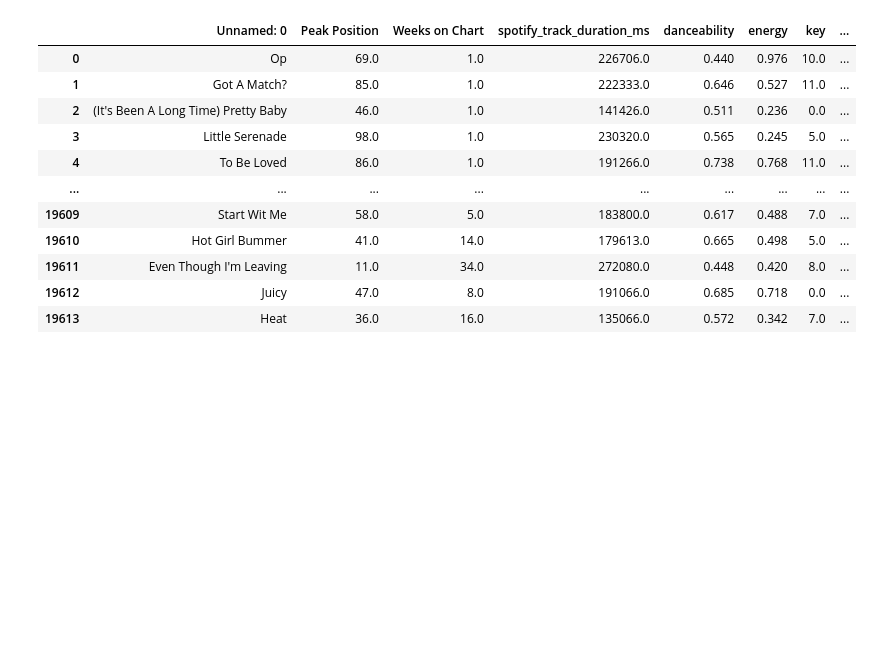
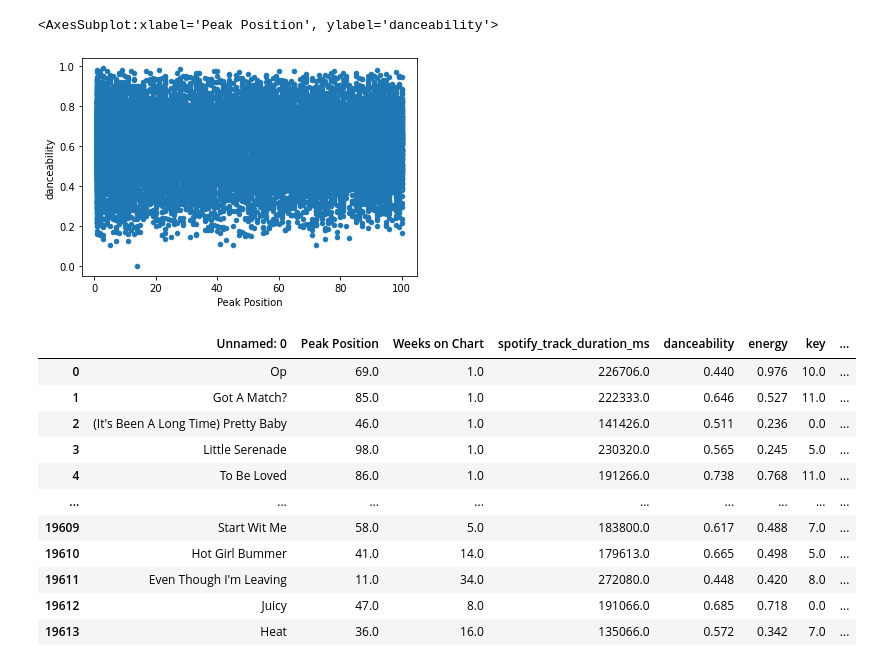
Before and after one commit to ehayes2000/csci303-final-project, a Jupyter notebook: deep-solutions.ipynb, the cells around one changed output. Drawn from its saved outputs; the diff is of its cells as text; code cells hidden in the pictures; blank space fills up the shorter version.

```diff
--- a/deep-solutions.ipynb
+++ b/deep-solutions.ipynb
@@ -2,6 +2,11 @@
 import pandas as pd
 # %%
 features = pd.read_csv('features.csv')
+# %%
+features.plot.scatter('Peak Position', 'danceability')
+# %% [output]
+<AxesSubplot:xlabel='Peak Position', ylabel='danceability'>
+[figure, added]
 # %%
 features
 # %% [output]
```
Also changed, not shown: parts of 8 cells of this notebook, 1 other file.
